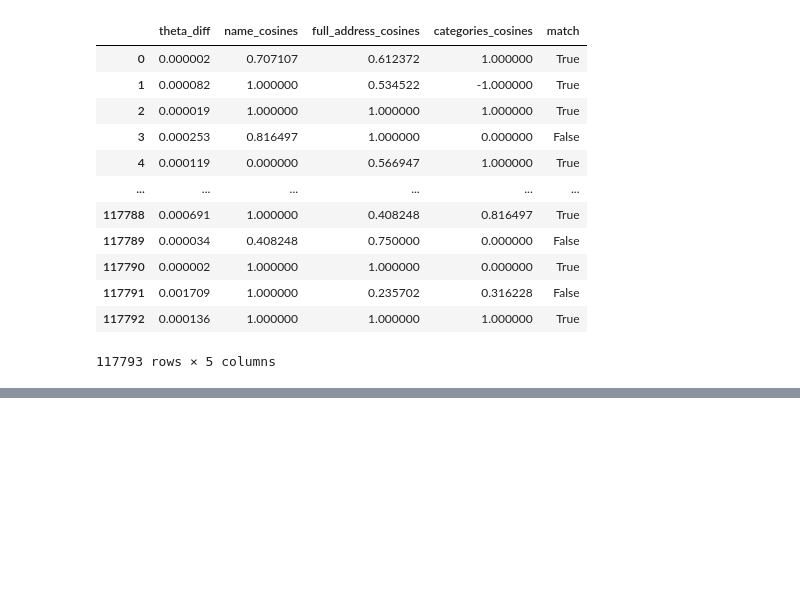
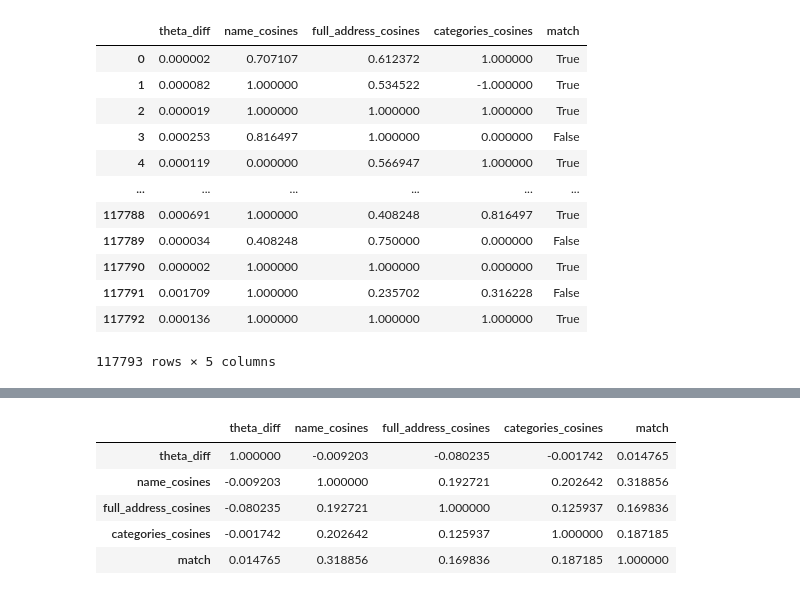
Before and after one commit to gormantt/foursquare-location-matching, a Jupyter notebook: tim_code/eda/2022.05.20_pairs_logistic_regression.ipynb, the cells around one changed output, grey strips where cells are left out. Cells and saved outputs as stored; diff of their text form; code cells hidden in the pictures; blank space fills up the shorter version.

```diff
--- a/tim_code/eda/2022.05.20_pairs_logistic_regression.ipynb
+++ b/tim_code/eda/2022.05.20_pairs_logistic_regression.ipynb
@@ -430,0 +478,9 @@ pairs_final_diffed_us
+# %%
+pairs_corr
+# %% [output]
+|  | theta_diff | name_cosines | full_address_cosines | categories_cosines | match |
+| theta_diff | 1.000000 | -0.009203 | -0.080235 | -0.001742 | 0.014765 |
+| name_cosines | -0.009203 | 1.000000 | 0.192721 | 0.202642 | 0.318856 |
+| full_address_cosines | -0.080235 | 0.192721 | 1.000000 | 0.125937 | 0.169836 |
+| categories_cosines | -0.001742 | 0.202642 | 0.125937 | 1.000000 | 0.187185 |
+| match | 0.014765 | 0.318856 | 0.169836 | 0.187185 | 1.000000 |
```
Also changed, not shown: parts of 21 cells of this notebook, 6 other files.
